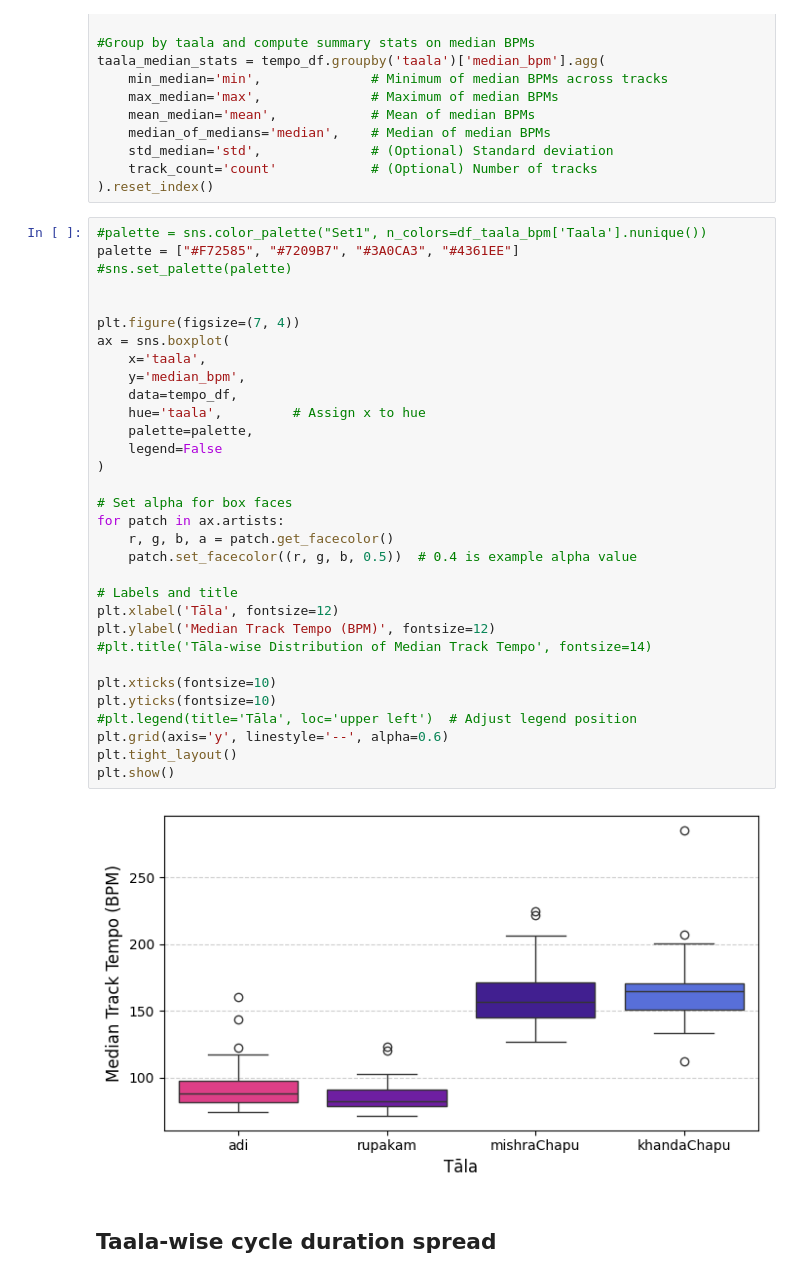
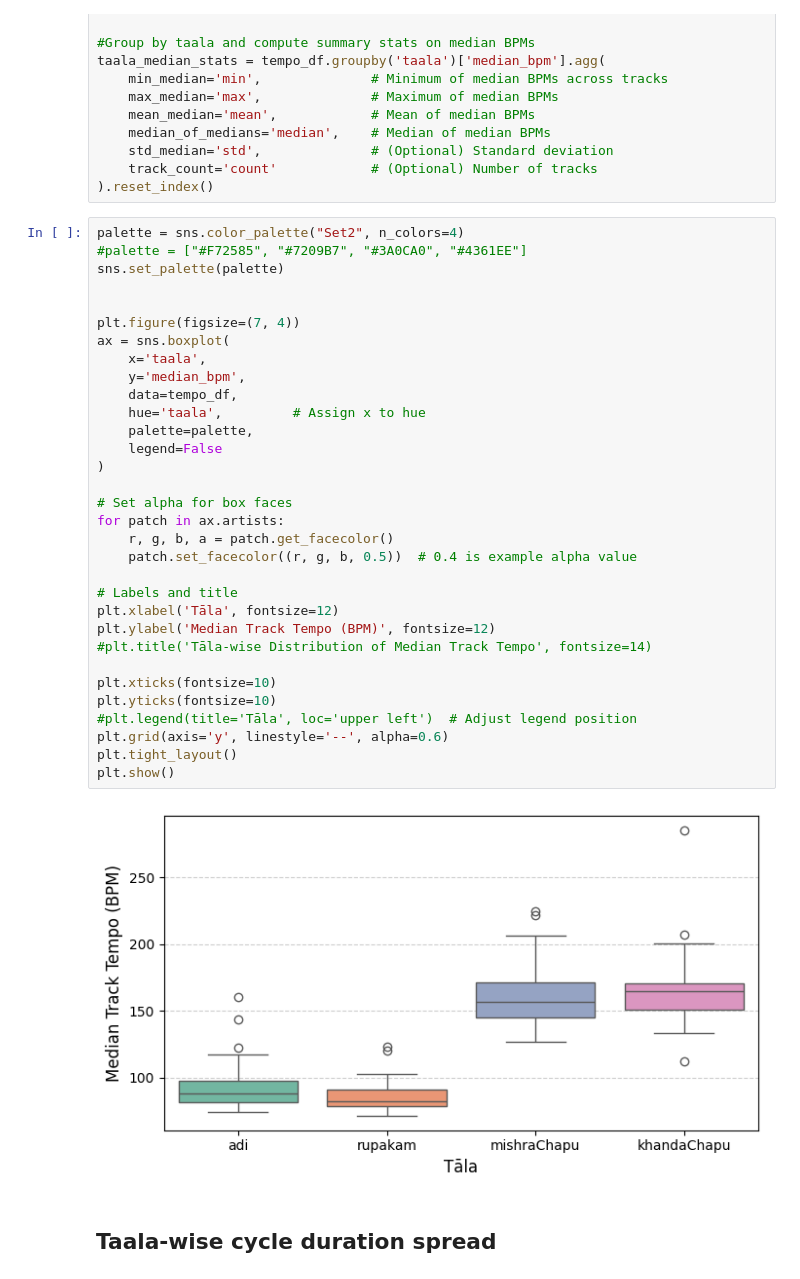
Before and after one commit to satyajeetprabhu/tcn-carnatic-tracker, a Jupyter notebook: notebooks/dataset_analysis.ipynb, the cells around one changed output. Drawn from its saved outputs; the diff is of its cells as text.

Commit message:
changed color palette

```diff
--- a/notebooks/dataset_analysis.ipynb
+++ b/notebooks/dataset_analysis.ipynb
@@ -159,39 +156,39 @@ taala_median_stats = tempo_df.groupby('taala')['median_bpm'].agg(
     track_count='count'            # (Optional) Number of tracks
 ).reset_index()
 # %%
-#palette = sns.color_palette("Set1", n_colors=df_taala_bpm['Taala'].nunique())
-palette = ["#F72585", "#7209B7", "#3A0CA3", "#4361EE"]
-#sns.set_palette(palette)
+palette = sns.color_palette("Set2", n_colors=4)
+#palette = ["#F72585", "#7209B7", "#3A0CA0", "#4361EE"]
+sns.set_palette(palette)
 
 
 plt.figure(figsize=(7, 4))
 ax = sns.boxplot(
     x='taala',
     y='median_bpm',
     data=tempo_df,
     hue='taala',         # Assign x to hue
     palette=palette,
     legend=False
 )
 
 # Set alpha for box faces
 for patch in ax.artists:
     r, g, b, a = patch.get_facecolor()
     patch.set_facecolor((r, g, b, 0.5))  # 0.4 is example alpha value
 
 # Labels and title
 plt.xlabel('Tāla', fontsize=12)
 plt.ylabel('Median Track Tempo (BPM)', fontsize=12)
 #plt.title('Tāla-wise Distribution of Median Track Tempo', fontsize=14)
 
 plt.xticks(fontsize=10)
 plt.yticks(fontsize=10)
 #plt.legend(title='Tāla', loc='upper left')  # Adjust legend position
 plt.grid(axis='y', linestyle='--', alpha=0.6)
 plt.tight_layout()
 plt.show()
 # %% [output]
-[figure, old version]
+[figure, new version]
 # %% [markdown]
 ## Taala-wise cycle duration spread
 # %%
```
Also changed, not shown: parts of 1 cell of this notebook.
